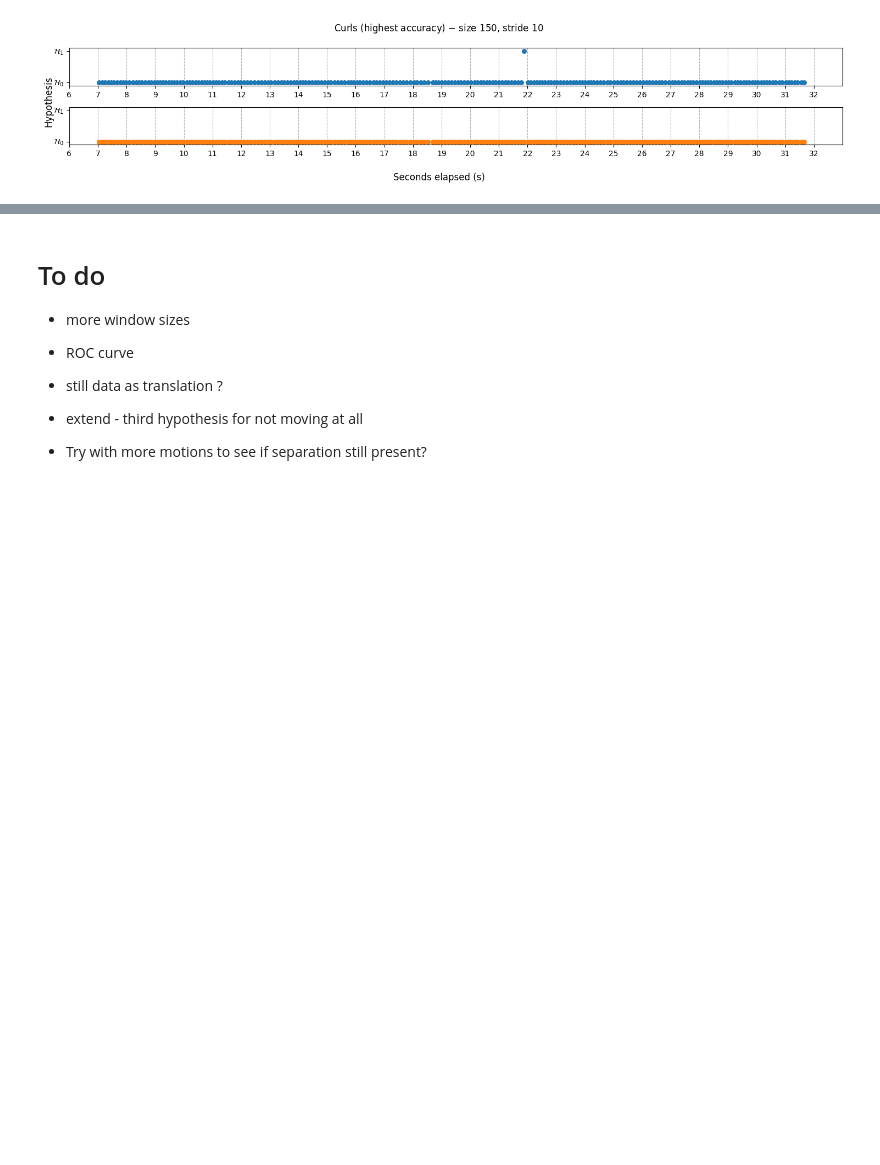
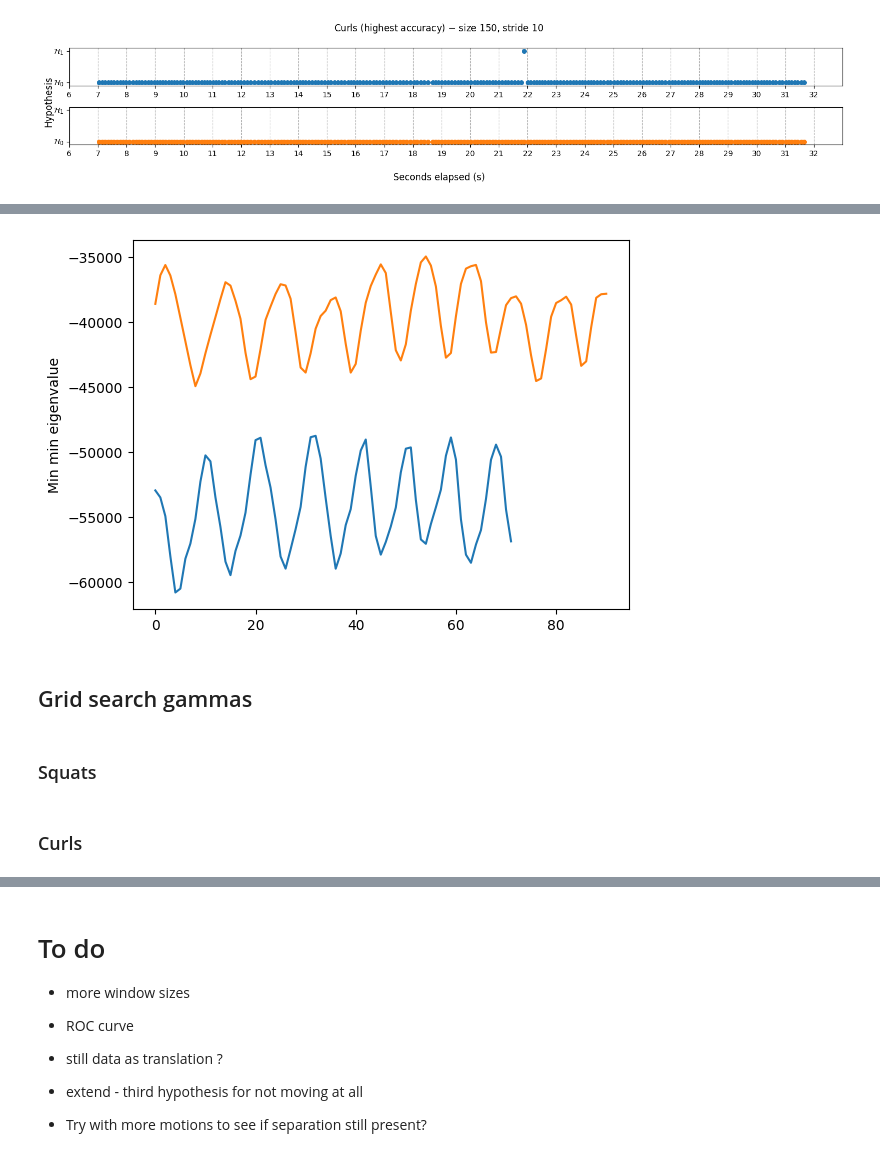
Before and after one commit to sjb296/linear-motion-detection, a Jupyter notebook: main.ipynb, the cells around one changed output, grey strips where cells are left out. Drawn from its saved outputs; the diff is of its cells as text; code cells hidden in the pictures; blank space fills up the shorter version.

```diff
--- a/main.ipynb
+++ b/main.ipynb
@@ -1645,0 +1709,8 @@ plt.tight_layout()
+# %%
+eigplot_two_together(squat_Ts_150_25, curl_Ts_150_25)
+# %% [output]
+[figure, added]
+# %% [markdown]
+## Grid search gammas
+# %% [markdown]
+### Squats
@@ -1645,0 +1737,2 @@ plt.tight_layout()
+# %% [markdown]
+### Curls
```
Also changed, not shown: parts of 25 cells of this notebook, 2 other files.
